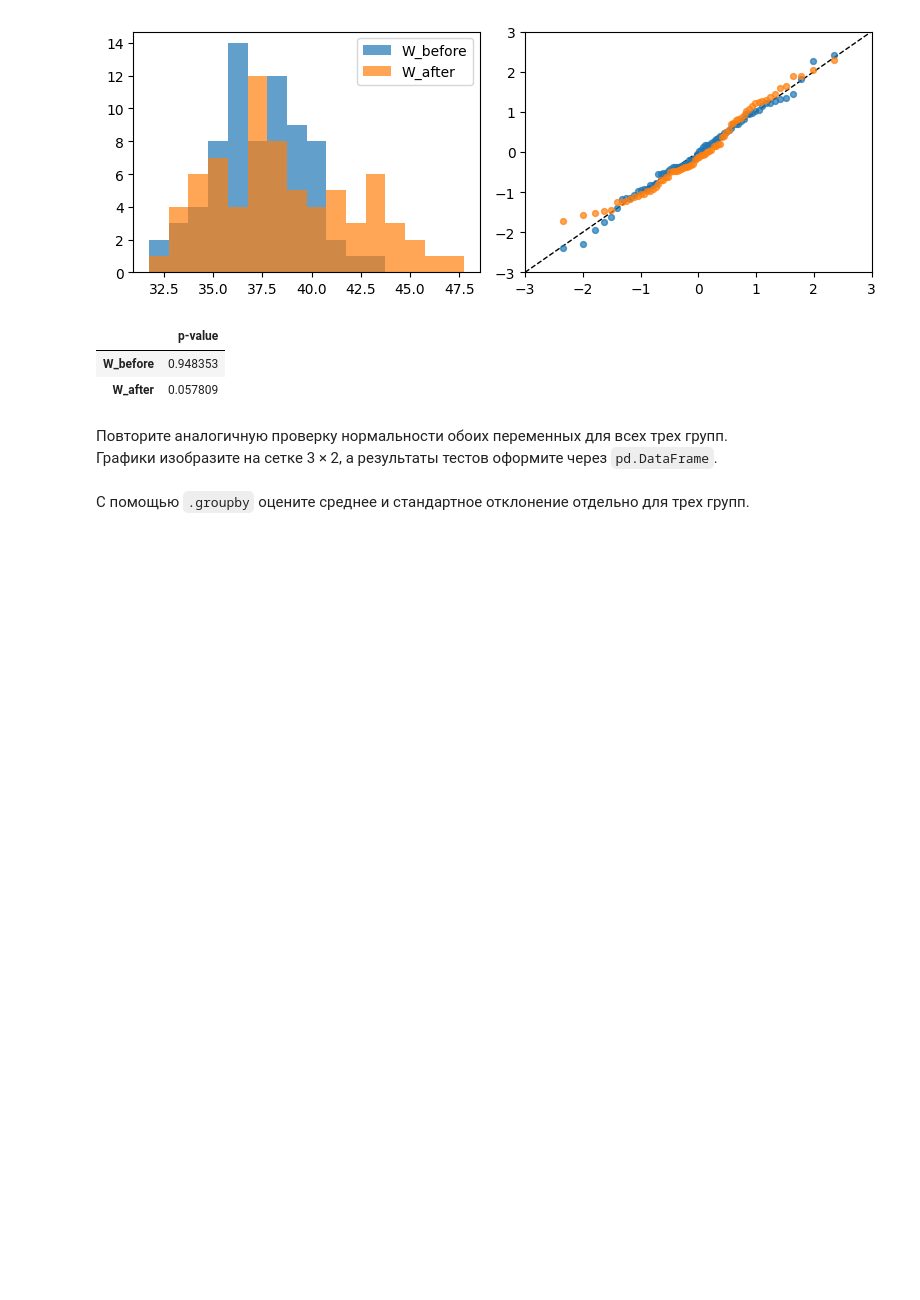
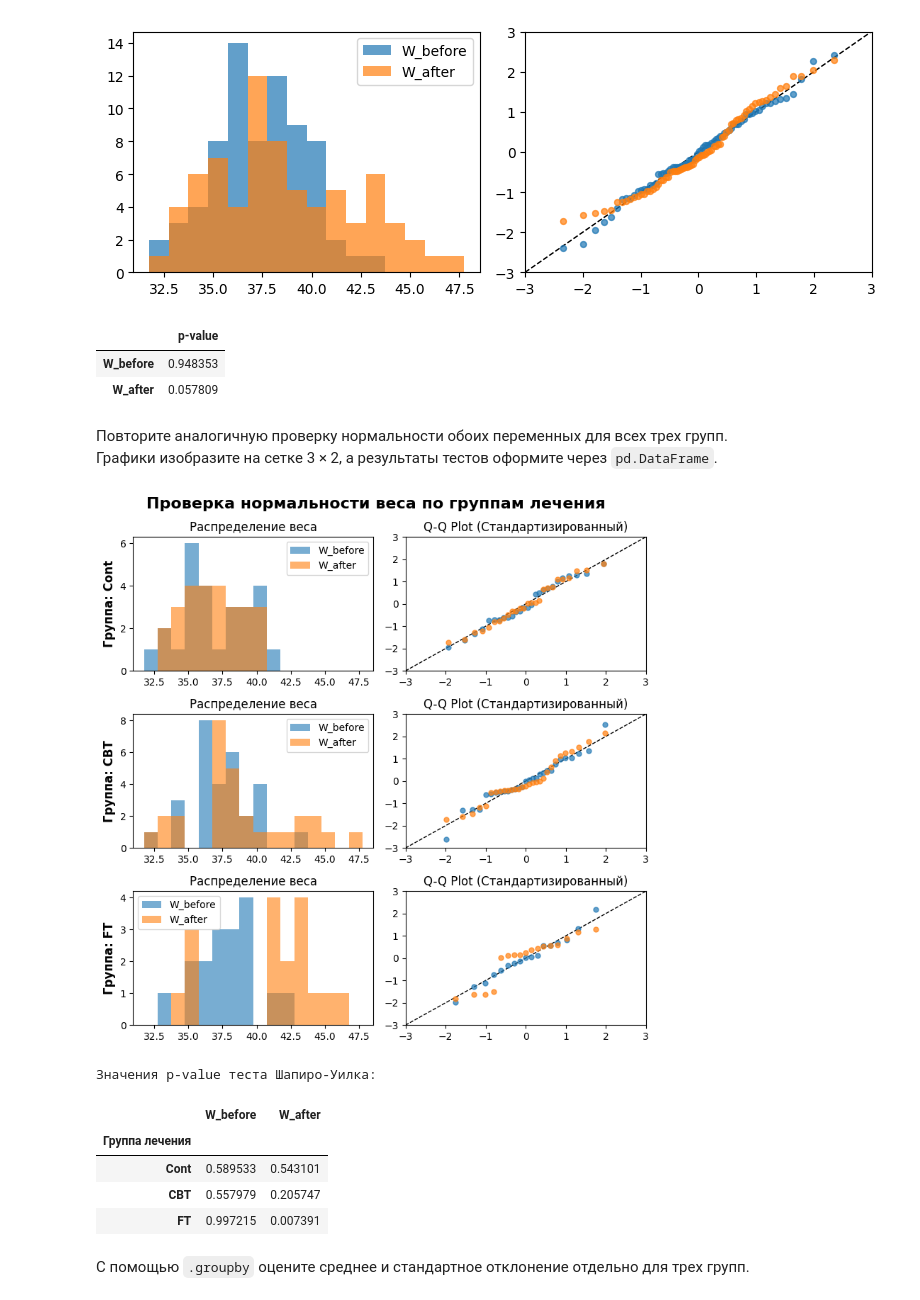
Before and after one commit to Anastetikc/Math_Stat, a Jupyter notebook: notebooks/4_two_means.ipynb, the cells around one changed output. Cells and saved outputs as stored; diff of their text form; code cells hidden in the pictures; blank space fills up the shorter version.

```diff
--- a/notebooks/4_two_means.ipynb
+++ b/notebooks/4_two_means.ipynb
@@ -108,3 +106,66 @@ pd.Series({
+# %%
+fig, axes = plt.subplots(nrows=3, ncols=2, figsize=(8, 8))
+fig.suptitle(
+    "Проверка нормальности веса по группам лечения", fontsize=16, weight="bold"
+)
+
+# Перечень групп из колонки 'Treat' (там лежат 'Cont', 'CBT', 'FT')
+groups = df["treatment"].unique()
+shapiro_results = {}
+
+# 2. Основной цикл: идем по каждой группе (строке сетки)
+for g_idx, group_name in enumerate(groups):
+    # Вырезаем из общего df только текущую группу
+    group_df = df[df["treatment"] == group_name]
+    shapiro_results[group_name] = {}
+
+    # Подписываем группу в начале каждой строки графиков
+    axes[g_idx, 0].set_ylabel(f"Группа: {group_name}", fontsize=12, weight="bold")
+
+    # Внутренний цикл: идем по двум колонкам веса (столбцам сетки)
+    for v_idx, var in enumerate(w_cols):
+        values = group_df[var]
+
+        # --- Столбец 1: Гистограмма ---
+        axes[g_idx, 0].hist(values, bins=bins, alpha=0.6, label=var)
+        axes[g_idx, 0].set_title("Распределение веса")
+        axes[g_idx, 0].legend()
+
+        # --- Столбец 2: Q-Q Plot ---
+        z = stats.zscore(values, ddof=1)
+        theoretical, observed = stats.probplot(z, dist="norm", fit=False)
+
+        # Рисуем точки цветом, соответствующим гистограмме (C0 или C1)
+        axes[g_idx, 1].scatter(
+            theoretical, observed, s=25, alpha=0.7, color=f"C{v_idx}"
+        )
+
+        # --- Считаем тест Шапиро-Уилка для этой группы ---
+        p_val = stats.shapiro(values).pvalue
+        shapiro_results[group_name][var] = p_val
+
+    # Настройки для правого графика (Q-Q) в текущей строке после отрисовки обеих переменных
+    axes[g_idx, 1].plot([-3, 3], [-3, 3], "k--", linewidth=1, zorder=0)
+    axes[g_idx, 1].set(xlim=(-3, 3), ylim=(-3, 3))
+    axes[g_idx, 1].set_title("Q-Q Plot (Стандартизированный)")
+
+plt.tight_layout()
+plt.show()  # Отрисовка сетки 3x2
+
+# 3. Создаем и выводим итоговый DataFrame с результатами тестов
+df_shapiro = pd.DataFrame(shapiro_results).T
+df_shapiro.index.name = "Группа лечения"
+
+print("Значения p-value теста Шапиро-Уилка:")
+df_shapiro
+# %% [output]
+[figure, added]
+Значения p-value теста Шапиро-Уилка:
+|  | W_before | W_after |
+| Группа лечения |  |  |
+| Cont | 0.589533 | 0.543101 |
+| CBT | 0.557979 | 0.205747 |
+| FT | 0.997215 | 0.007391 |
 # %% [markdown]
 С помощью `.groupby` оцените среднее и стандартное отклонение отдельно для трех групп.
 # %%
```
Also changed, not shown: parts of 4 cells of this notebook.
